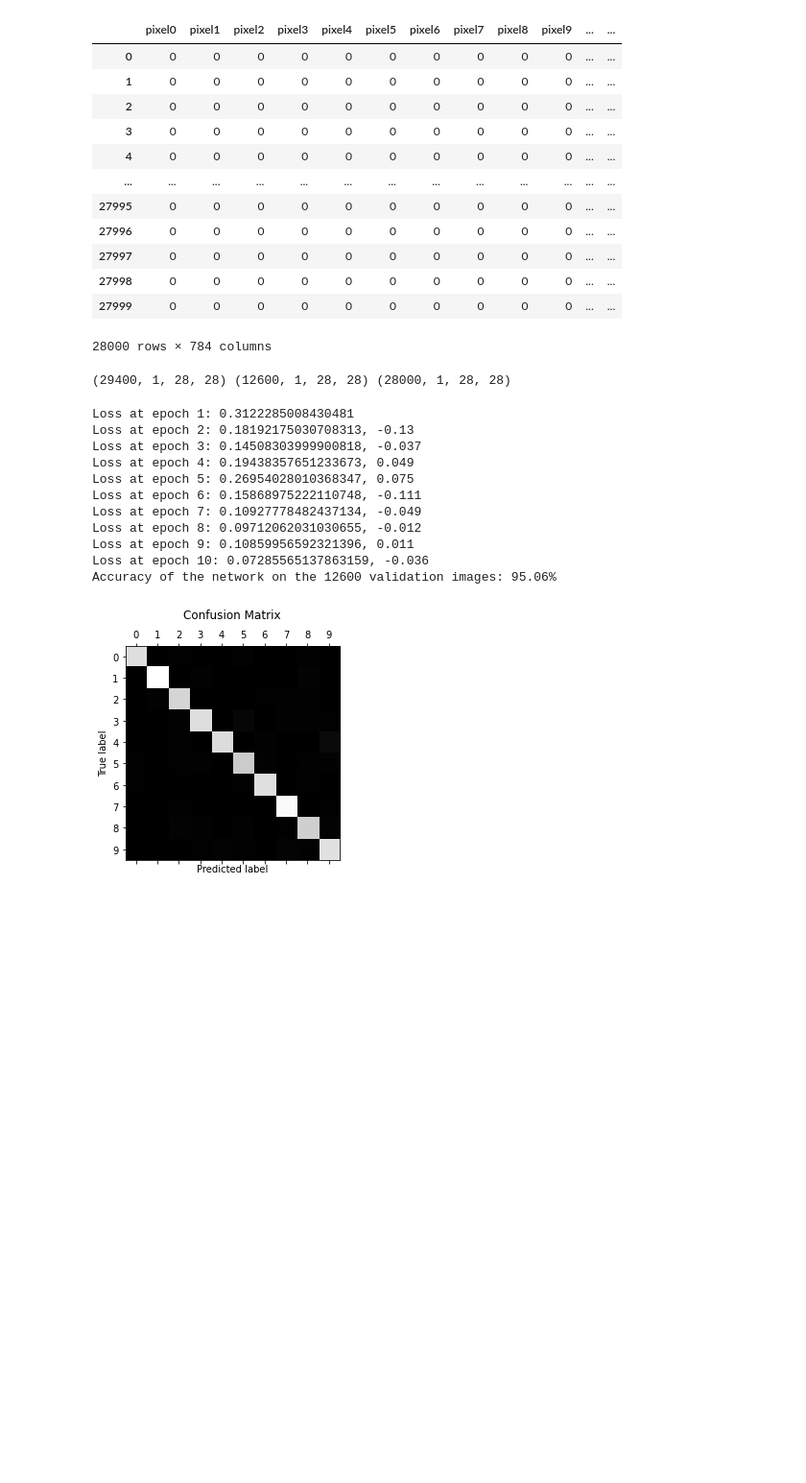
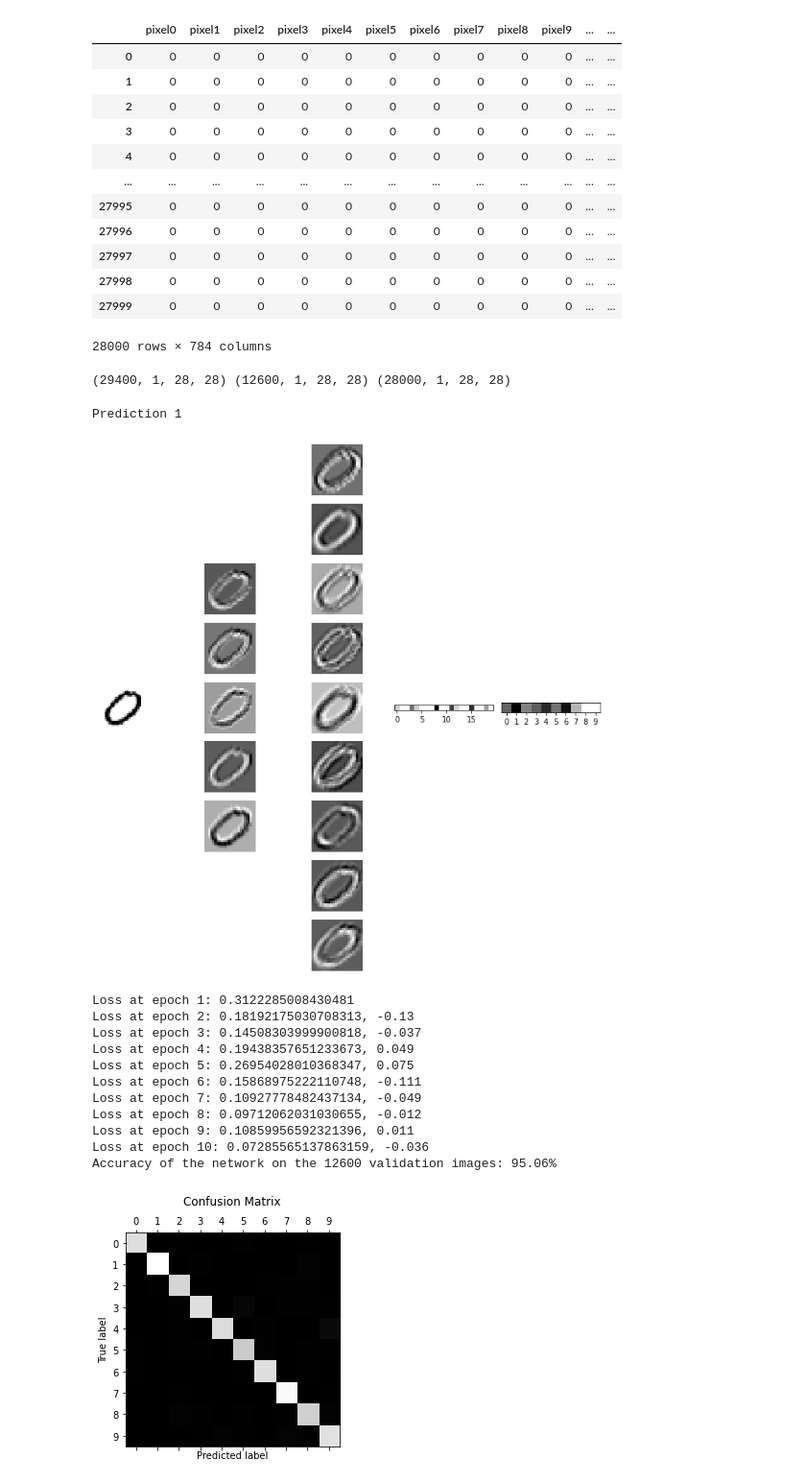
Before and after one commit to JehunYoo/kaggle-Digit-Recognizer, a Jupyter notebook: digit_recognizer.ipynb, the cells around one changed output. Shown: that part at 96% size. Saved outputs shown, nothing was run; the diff lists cells and outputs as text; code cells hidden in the pictures; blank space fills up the shorter version.

Commit message:
Fix visualizer when handling torch.Tensor.cuda

```diff
--- a/digit_recognizer.ipynb
+++ b/digit_recognizer.ipynb
@@ -102,14 +102,14 @@ class Visualizer:
                 self.ax[row, col].axis("off")
                 self.ax[row, col].imshow(np.array([[0, 0],[0, 0]]), cmap=plt.cm.binary, interpolation="nearest")
 
-        image = np.squeeze(np.squeeze(image.detach().numpy(), axis=0), axis=0)
+        image = np.squeeze(np.squeeze(image.cpu().detach().numpy(), axis=0), axis=0)
         self._draw_original_image(image, int(self.nrows / 2), 0)
 
     def _draw_original_image(self, image: np.ndarray, nrow, ncol):
         self.ax[nrow, ncol].imshow(image, cmap=plt.cm.binary, interpolation="nearest")
 
     def draw_feature_maps(self, features: torch.Tensor):
-        features = features.detach().numpy()
+        features = features.cpu().detach().numpy()
         features = np.squeeze(features, axis=0)
         channels, _, _ = features.shape
         pos = int((self.nrows - channels) / 2)
@@ -120,7 +120,7 @@ class Visualizer:
         self.depth += 1
 
     def draw_linear(self, features: torch.Tensor):
-        features = features.detach().numpy()
+        features = features.cpu().detach().numpy()
         row = int(self.nrows / 2)
         self.ax[row, self.depth].imshow(features, cmap=plt.cm.binary, interpolation="nearest")
         self.ax[row, self.depth].axis("on")
@@ -135,39 +135,48 @@ class Visualizer:
 # %%
 class MNISTClassifier(nn.Module):
 
     def __init__(self):
         super().__init__()
-        self.conv = nn.Conv2d(1, 5, 3)
+        self.conv1 = nn.Conv2d(1, 5, 3)
         self.conv2 = nn.Conv2d(5, 9, 3)
-        self.linear = nn.Linear(9 * 24 * 24, 20)
+        self.linear1 = nn.Linear(9 * 24 * 24, 20)
         self.linear2 = nn.Linear(20, 10)
 
     def forward(self, x):
-        x = self.conv(x)
+        x = self.conv1(x)
         x = self.conv2(x)
         x = x.view(-1, 9 * 24 * 24)
-        x = F.relu(self.linear(x))
+        x = F.relu(self.linear1(x))
         x = self.linear2(x)
         return x
 
     def show(self, x: torch.Tensor) -> None:
         visualizer = Visualizer(9, 5, x)
-        x = self.conv(x)
+        x = self.conv1(x)
         visualizer.draw_feature_maps(x)
         x = self.conv2(x)
         visualizer.draw_feature_maps(x)
         x = x.view(-1, 9 * 24 * 24)
-        x = F.relu(self.linear(x))
+        x = F.relu(self.linear1(x))
         visualizer.draw_linear(x)
         x = self.linear2(x)
         visualizer.draw_linear(x)
         print("Prediction", torch.max(x, 1)[1].item())
         visualizer.show()
 
 if torch.cuda.is_available():
     mnist_classifier = MNISTClassifier().cuda()
 else:
     mnist_classifier = MNISTClassifier()
+
+# for modeling
+for inputs, labels in train_loader:
+    outputs = mnist_classifier(inputs)
+    mnist_classifier.show(inputs[0].view(-1, 1, 28, 28))
+    break
+# %% [output]
+Prediction 1
+[figure, added]
 # %%
 # hyperparameters
 lr = 0.005
```
